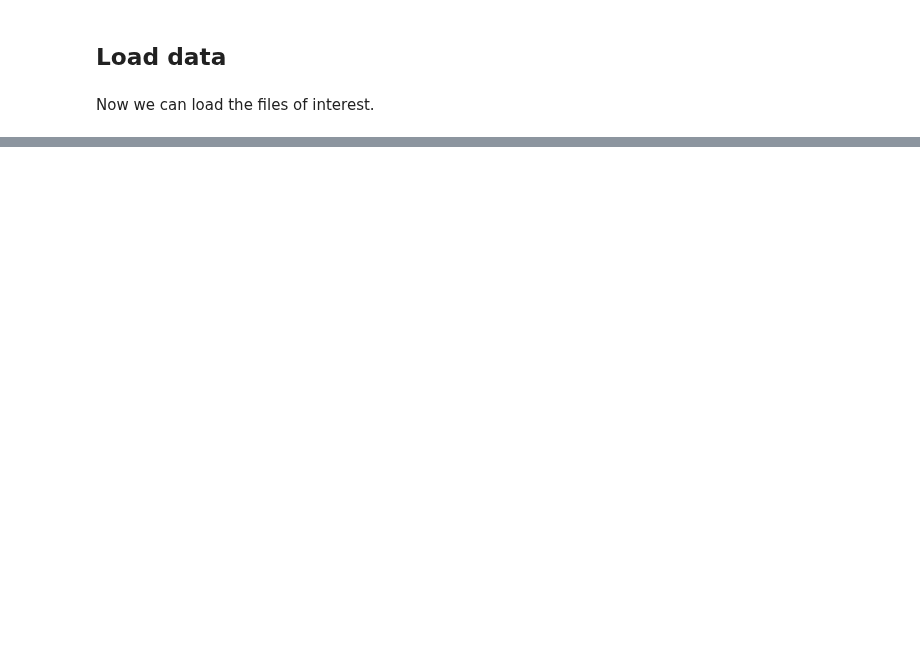
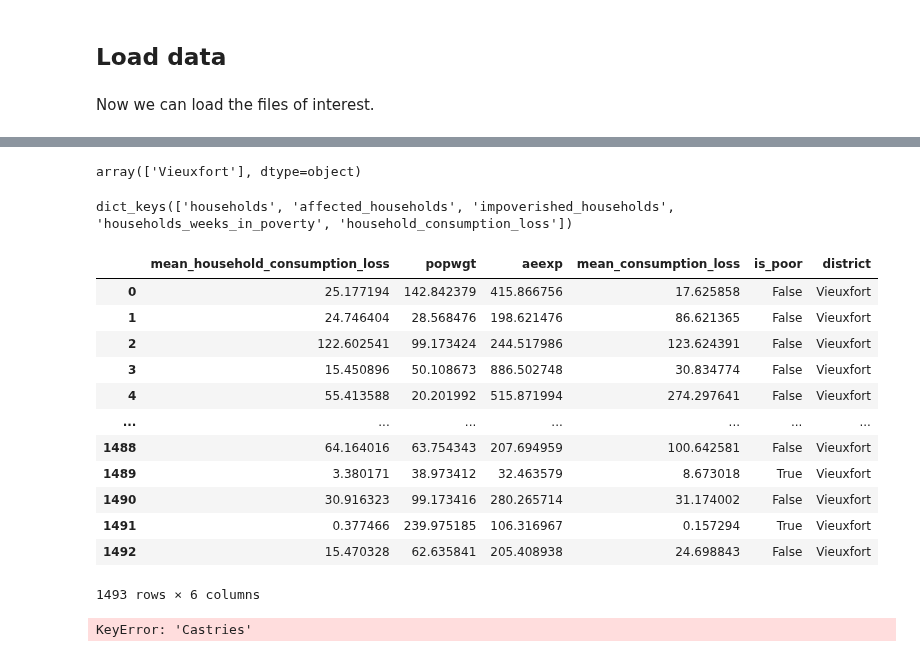
Before and after one commit to mikhailsirenko/unbreakable, a Jupyter notebook: notebooks/analysis.ipynb, the cells around one changed output, grey strips where cells are left out. Saved outputs shown, nothing was run; the diff lists cells and outputs as text; code cells hidden in the pictures; blank space fills up the shorter version.

```diff
--- a/notebooks/analysis.ipynb
+++ b/notebooks/analysis.ipynb
@@ -117,0 +166,29 @@ Policy: PDS
+# %%
+d['None']['district'].unique()
+# %% [output]
+array(['Vieuxfort'], dtype=object)
+# %%
+outcomes['AnseLaRayeCanaries']['None']['100'].keys()
+# %% [output]
+dict_keys(['households', 'affected_households', 'impoverished_households', 'households_weeks_in_poverty', 'household_consumption_loss'])
+# %%
+d['None']
+# %% [output]
+|  | mean_household_consumption_loss | popwgt | aeexp | mean_consumption_loss | is_poor | district |
+| 0 | 25.177194 | 142.842379 | 415.866756 | 17.625858 | False | Vieuxfort |
+| 1 | 24.746404 | 28.568476 | 198.621476 | 86.621365 | False | Vieuxfort |
+| 2 | 122.602541 | 99.173424 | 244.517986 | 123.624391 | False | Vieuxfort |
+| 3 | 15.450896 | 50.108673 | 886.502748 | 30.834774 | False | Vieuxfort |
+| 4 | 55.413588 | 20.201992 | 515.871994 | 274.297641 | False | Vieuxfort |
+| ... | ... | ... | ... | ... | ... | ... |
+| 1488 | 64.164016 | 63.754343 | 207.694959 | 100.642581 | False | Vieuxfort |
+| 1489 | 3.380171 | 38.973412 | 32.463579 | 8.673018 | True | Vieuxfort |
+| 1490 | 30.916323 | 99.173416 | 280.265714 | 31.174002 | False | Vieuxfort |
+| 1491 | 0.377466 | 239.975185 | 106.316967 | 0.157294 | True | Vieuxfort |
+| 1492 | 15.470328 | 62.635841 | 205.408938 | 24.698843 | False | Vieuxfort |
+1493 rows × 6 columns
+# %%
+x = d['None']
+y = d['Castries']['100']
+# %% [output]
+KeyError: 'Castries'
```
Also changed, not shown: parts of 10 cells of this notebook.
